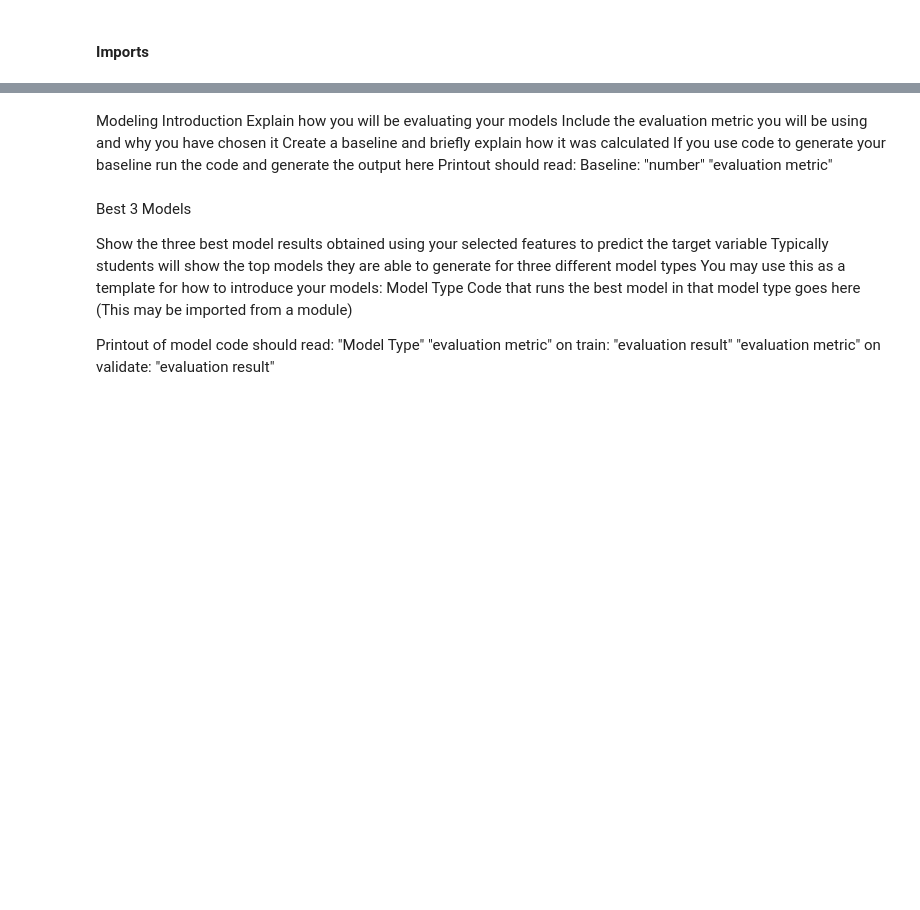
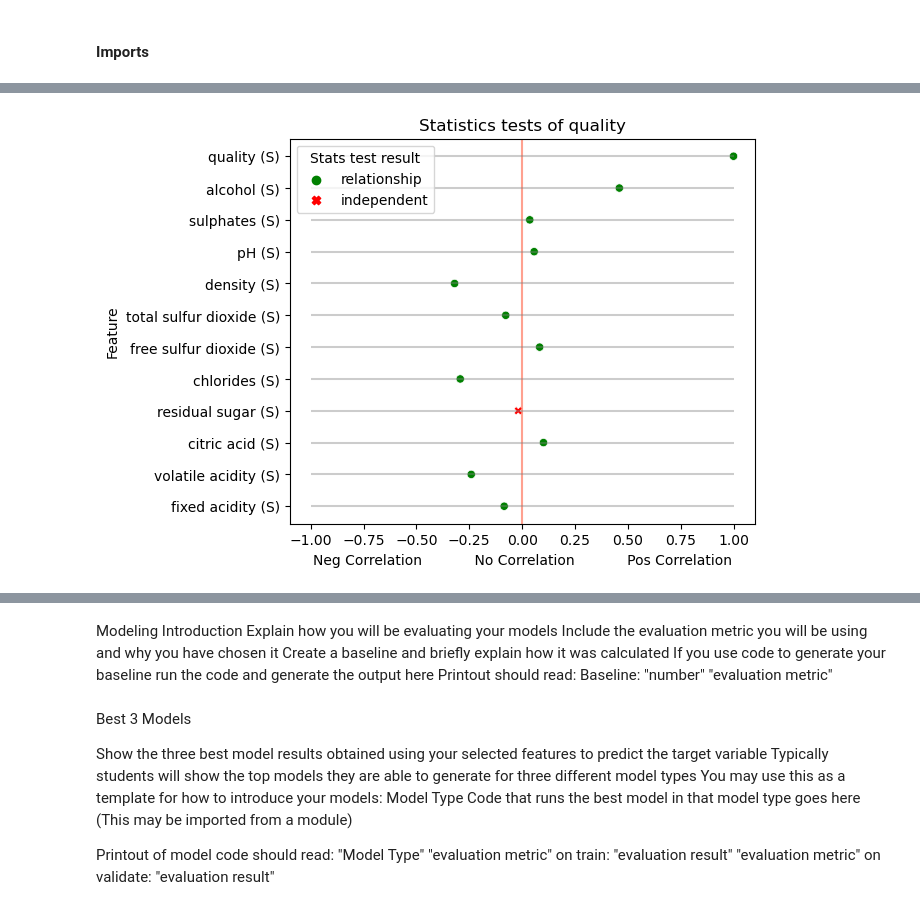
Before and after one commit to pour-choices/wine_clustering_project, a Jupyter notebook: blind_tastings.ipynb, the cells around one changed output, grey strips where cells are left out. Drawn from its saved outputs; the diff is of its cells as text; code cells hidden in the pictures; blank space fills up the shorter version.

```diff
--- a/blind_tastings.ipynb
+++ b/blind_tastings.ipynb
@@ -73,0 +18,3 @@ It is important to note which features will be going into your model so the read
+# %%
+#Importing data from local drive using function from acquire module
+df = a.pour_wine()
@@ -73,0 +26,3 @@ It is important to note which features will be going into your model so the read
+# %%
+# performing train, val, test, split
+train, val, test = p.train_validate(df)
@@ -73,0 +36,6 @@ It is important to note which features will be going into your model so the read
+# %%
+#function for performing pearsonr or spearman test where appropriate and plots results
+
+e.correlation_test(train, 'quality')
+# %% [output]
+[figure, added]
```
Also changed, not shown: parts of 21 cells of this notebook.
